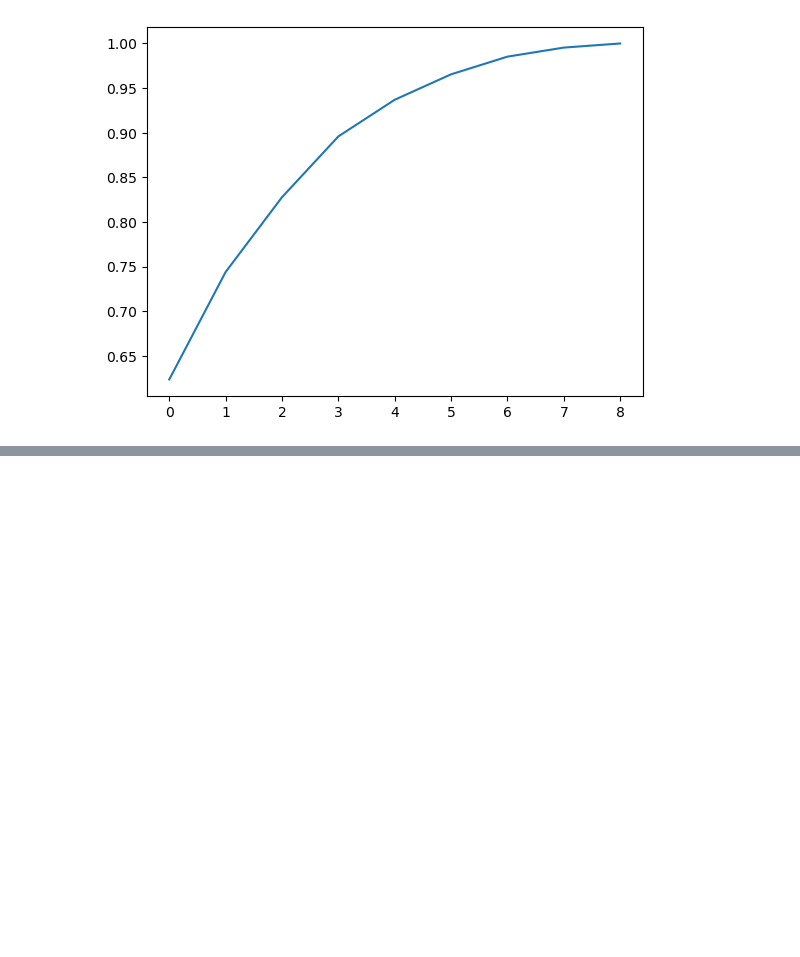
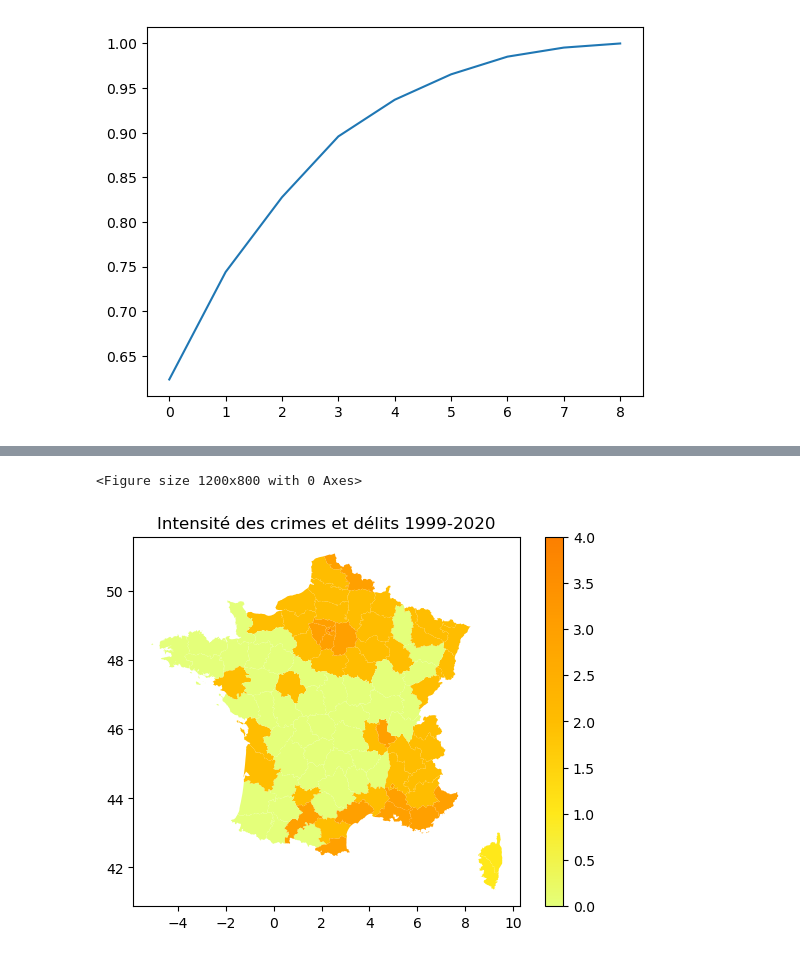
Before and after one commit to HindFaris/urban_security, a Jupyter notebook: clusterig_departments.ipynb, the cells around one changed output, grey strips where cells are left out. Saved outputs shown, nothing was run; the diff lists cells and outputs as text; code cells hidden in the pictures; blank space fills up the shorter version.

```diff
--- a/clusterig_departments.ipynb
+++ b/clusterig_departments.ipynb
@@ -117,20 +86,12 @@ KeyError: 'id'
+# %%
+labels = tools.clustering(resultats_pca_df,
+                 ['PCA1', 'PCA2', 'PCA3'],
+                 5)
+# %%
+resultats_pca_df['Cluster'] = labels
 # %%
-# departements_geojson_name = 'departements.geojson'
-# gdf_departements = gpd.read_file(departements_geojson_name)
-#
-# # Fusionner seulement la colonne "Cluster" dans le GeoDataFrame
-# gdf_departements['Cluster'] = gdf_departements['code'].astype(str).map(resultats_pca_df.set_index('dept')['Cluster'])
-#
-# # Plotting
-# plt.figure(figsize=(12, 8))
-#
-# vmin, vmax = gdf_departements['Cluster'].min(), gdf_departements['Cluster'].max()
-#
-# # Tracer les départements avec différentes couleurs en fonction du label
-# gdf_departements.plot(column='Cluster', cmap='Wistia', legend=True, vmin=vmin, vmax=vmax)
-#
-# # Ajouter un titre
-# plt.title("Carte des départements avec couleur en fonction du label")
-#
-# # Afficher la carte
-# plt.show()
+departements_geojson_name = 'departements.geojson'
+gdf_departements = gpd.read_file(departements_geojson_name)
+
+# Fusionner seulement la colonne "Cluster" dans le GeoDataFrame
+gdf_departements['Cluster'] = gdf_departements['code'].astype(str).map(resultats_pca_df.set_index('dept')['Cluster'])
@@ -138,0 +108,11 @@ KeyError: 'Cluster'
+# %%
+gdf_departements['Cluster'] = gdf_departements['Cluster'].replace({1: 3, 0:2, 2: 1, 3:0})
+# %%
+plt.figure(figsize=(12, 8))
+vmin, vmax = gdf_departements['Cluster'].min(), gdf_departements['Cluster'].max()
+gdf_departements.plot(column='Cluster', cmap='Wistia', legend=True, vmin=vmin, vmax=vmax)
+plt.title("Intensité des crimes et délits 1999-2020")
+plt.show()
+# %% [output]
+<Figure size 1200x800 with 0 Axes>
+[figure, added]
```
Also changed, not shown: parts of 21 cells of this notebook.
